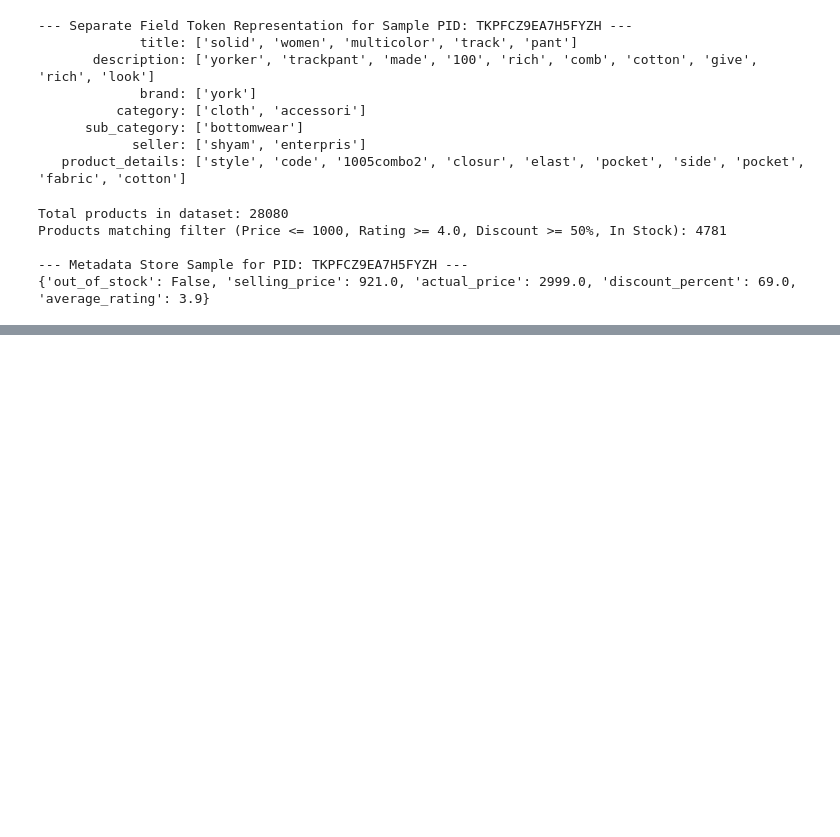
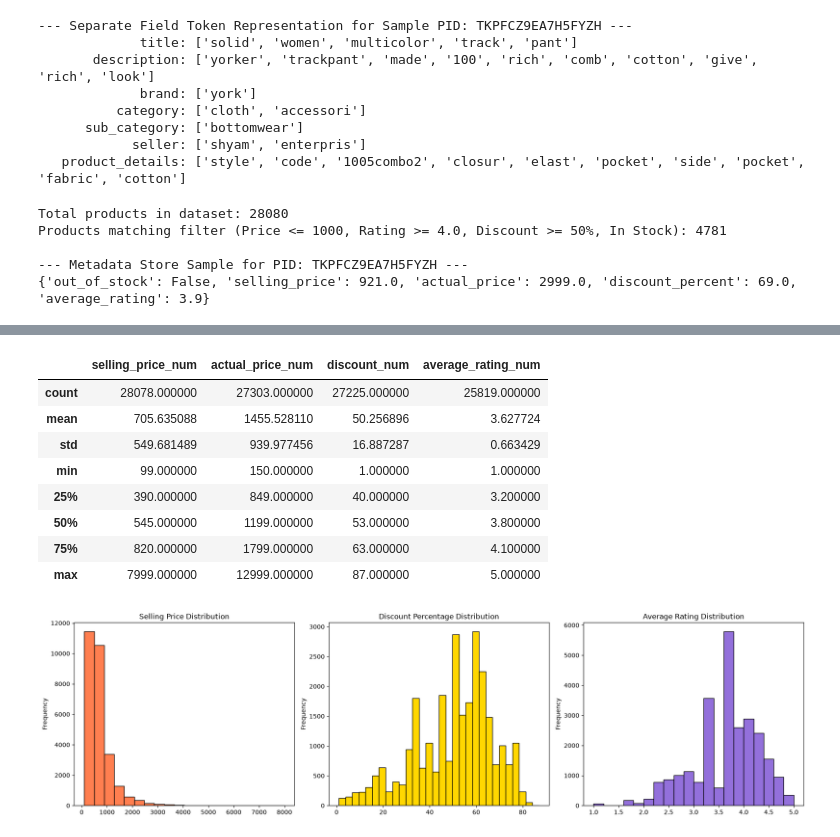
Before and after one commit to PaolaMartin01/IRWA_FinalProject, a Jupyter notebook: part1.ipynb, the cells around one changed output, grey strips where cells are left out. Cells and saved outputs as stored; diff of their text form; code cells hidden in the pictures; blank space fills up the shorter version.

```diff
--- a/part1.ipynb
+++ b/part1.ipynb
@@ -582,0 +661,30 @@ Products matching filter (Price <= 1000, Rating >= 4.0, Discount >= 50%, In Stoc
+# %%
+# Summary Statistics for Numerical Fields
+numeric_cols = ['selling_price_num', 'actual_price_num', 'discount_num', 'average_rating_num']
+display(df[numeric_cols].describe())
+
+# Plotting Numerical Distributions
+fig, axes = plt.subplots(1, 3, figsize=(18, 5))
+
+df['selling_price_num'].plot(kind='hist', bins=20, ax=axes[0], color='coral', edgecolor='black')
+axes[0].set_title('Selling Price Distribution')
+
+df['discount_num'].plot(kind='hist', bins=30, ax=axes[1], color='gold', edgecolor='black')
+axes[1].set_title('Discount Percentage Distribution')
+
+df['average_rating_num'].plot(kind='hist', bins=20, ax=axes[2], color='mediumpurple', edgecolor='black')
+axes[2].set_title('Average Rating Distribution')
+
+plt.tight_layout()
+plt.show()
+# %% [output]
+|  | selling_price_num | actual_price_num | discount_num | average_rating_num |
+| count | 28078.000000 | 27303.000000 | 27225.000000 | 25819.000000 |
+| mean | 705.635088 | 1455.528110 | 50.256896 | 3.627724 |
+| std | 549.681489 | 939.977456 | 16.887287 | 0.663429 |
+| min | 99.000000 | 150.000000 | 1.000000 | 1.000000 |
+| 25% | 390.000000 | 849.000000 | 40.000000 | 3.200000 |
+| 50% | 545.000000 | 1199.000000 | 53.000000 | 3.800000 |
+| 75% | 820.000000 | 1799.000000 | 63.000000 | 4.100000 |
+| max | 7999.000000 | 12999.000000 | 87.000000 | 5.000000 |
+[figure, added]
```
Also changed, not shown: parts of 6 cells of this notebook.
